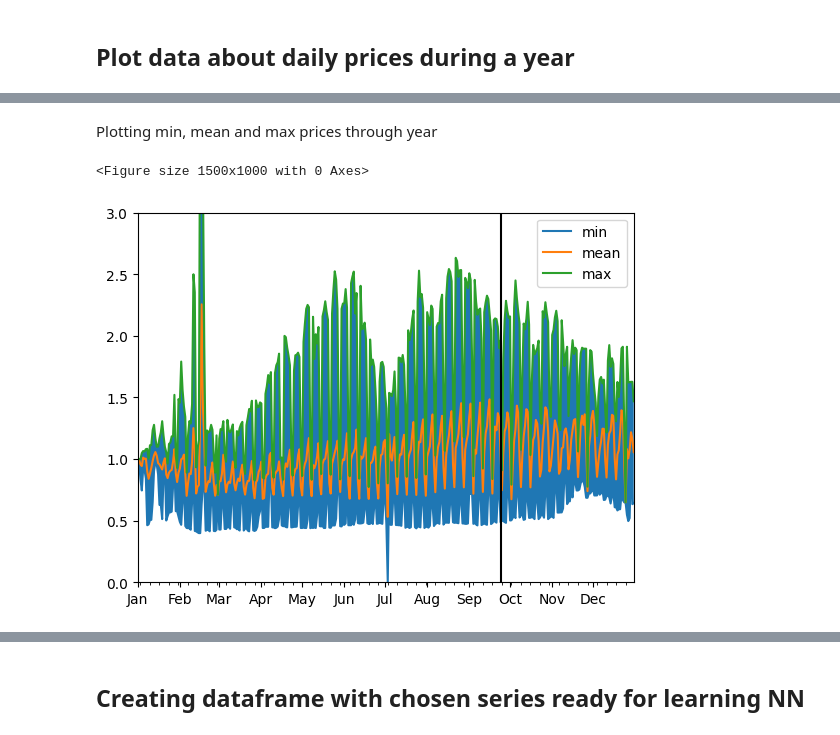
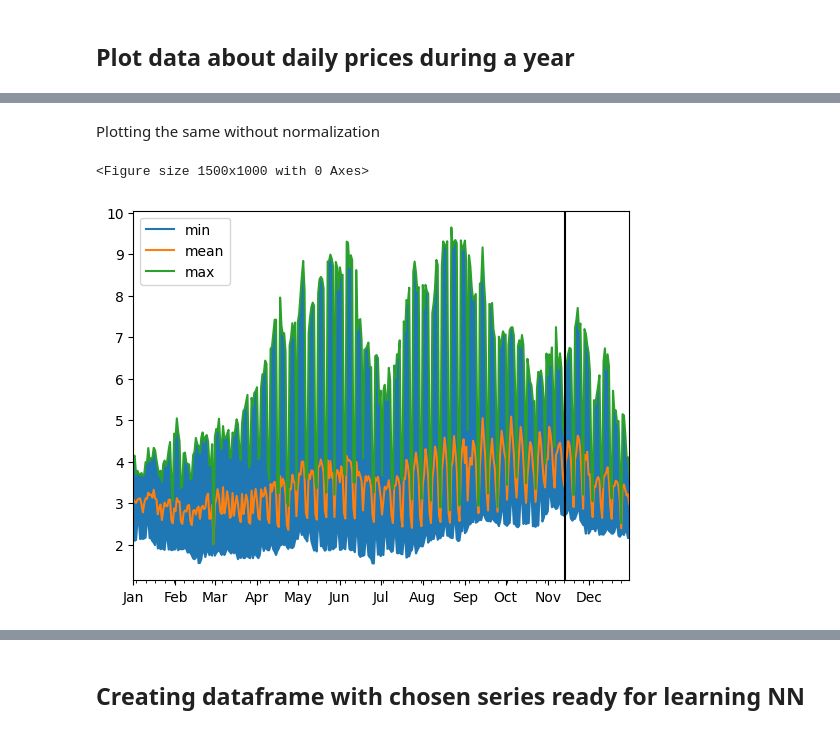
Before and after one commit to GustawOhler/NaturalGasPredictor, a Jupyter notebook: DataExplorationAndNN.ipynb, the cells around one changed output, grey strips where cells are left out. Saved outputs shown, nothing was run; the diff lists cells and outputs as text; code cells hidden in the pictures.

```diff
--- a/DataExplorationAndNN.ipynb
+++ b/DataExplorationAndNN.ipynb
@@ -132,7 +226,10 @@ now_datetime = datetime.datetime.now()
+# %%
+price_df = all_data_df[['Henry Hub Natural Gas Spot Price, Daily', 'Futures Price']]
+now_datetime = datetime.datetime.now()
 # %%
 grouped_price_df = price_df.groupby(price_df.index.year)
 # %%
-def get_prices_for_year(df, year):
+def get_prices_for_year(df, column, year):
     dr = pd.date_range(datetime.datetime(2000, 1, 1),
                        datetime.datetime(2000, 12, 31))
     curr_group = df.get_group(year)
@@ -140,5 +237,5 @@ def get_prices_for_year(df, year):
     for date in dr:
         query = curr_group[(curr_group.index.month == date.month) & (
             curr_group.index.day == date.day)]
-        new_list.append(None if query.empty else query.iloc[0])
+        new_list.append(None if query.empty else query.iloc[0][column])
     return pd.Series(new_list, index=dr, name=year).dropna()
@@ -162,0 +266,14 @@ plt.show()
+# %%
+for key in grouped_price_df.groups.keys():
+    if key > 2018:
+        plt.figure(figsize=(18, 10))
+        md_prices = get_prices_for_year(grouped_price_df, 'Henry Hub Natural Gas Spot Price, Daily', key)
+        futures_prices = get_prices_for_year(grouped_price_df, 'Futures Price', key)
+        plt.plot(md_prices, label=f'{key} Spot')
+        plt.plot(futures_prices, label=f'{key} Futures')
+        plt.title(f'Seasonal Spot and Futures Prices for {key}')
+        plt.axvline(datetime.datetime(2000, now_datetime.month, now_datetime.day))
+        plt.legend()
+        plt.gca().xaxis.set_major_locator(mdates.MonthLocator())
+        plt.gca().xaxis.set_major_formatter(mdates.DateFormatter('%b'))
+        plt.show()
@@ -165,7 +334,7 @@ all_years = []
 years = []
 for key in grouped_price_df.groups.keys():
     if key > 2015:
-        md_prices = get_prices_for_year(grouped_price_df, key)
+        md_prices = get_prices_for_year(grouped_price_df, 'Futures Price', key)
         md_prices = md_prices / md_prices.iloc[0]
         all_years.append(md_prices)
         # years.append(key)
@@ -191,15 +373,30 @@ end = all_years_df.index.searchsorted(datetime.datetime(2000, 5, 30))
-# %% [markdown]
-Plotting min, mean and max prices through year
+# %% [markdown]
+Plotting the same without normalization
 # %%
+all_years = []
+years = []
+for key in grouped_price_df.groups.keys():
+    if key > 2018:
+        md_prices = get_prices_for_year(grouped_price_df, 'Futures Price', key)
+        md_prices = md_prices
+        all_years.append(md_prices)
+        # years.append(key)
+
+all_years_df = pd.concat(all_years, axis=1)
+
+all_years_df['mean'] = all_years_df.mean(axis=1, skipna=True)
+all_years_df['min'] = all_years_df.min(axis=1, skipna=True)
+all_years_df['max'] = all_years_df.max(axis=1, skipna=True)
+all_years_df.sort_index()
+
 plt.figure(figsize=(15, 10))
 all_years_df.plot(y=["min", "mean", "max"], kind="line")
 plt.fill_between(all_years_df.index, all_years_df["min"], all_years_df["max"])
-plt.ylim(0, 3)
 plt.axvline(datetime.datetime(2000, now_datetime.month, now_datetime.day), color='black')
 plt.legend()
 plt.gca().xaxis.set_major_locator(mdates.MonthLocator())
 plt.gca().xaxis.set_major_formatter(mdates.DateFormatter('%b'))
 plt.show()
 # %% [output]
 <Figure size 1500x1000 with 0 Axes>
-[figure, old version]
+[figure, new version]
```
Also changed, not shown: parts of 50 cells of this notebook, 3 other files.
